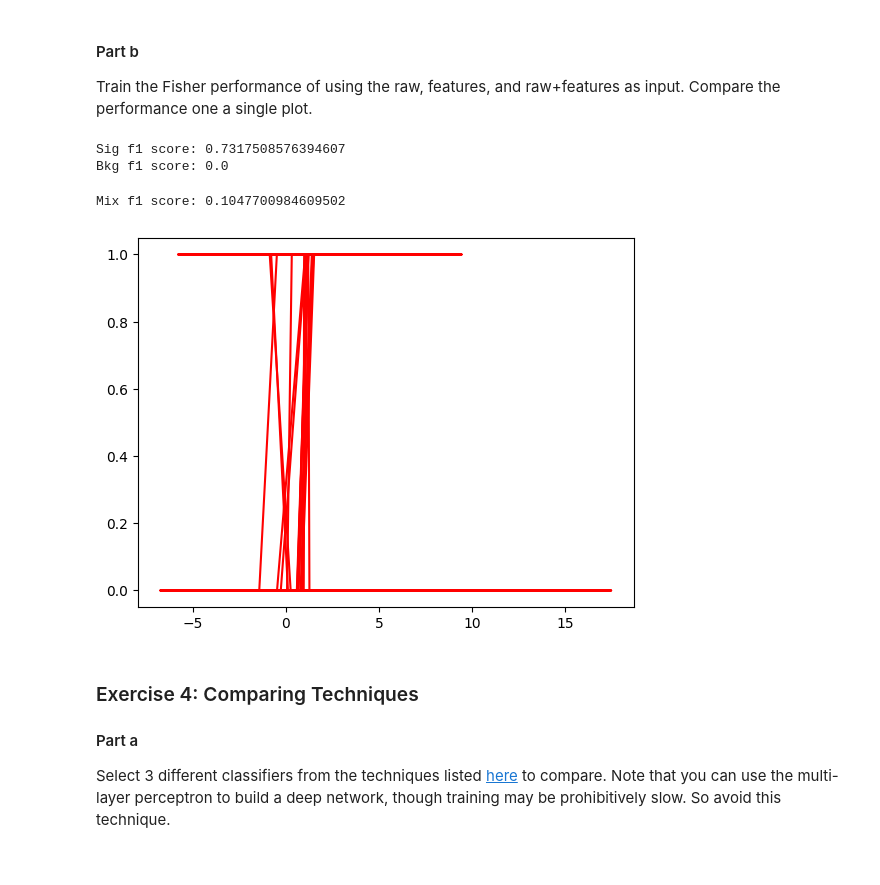
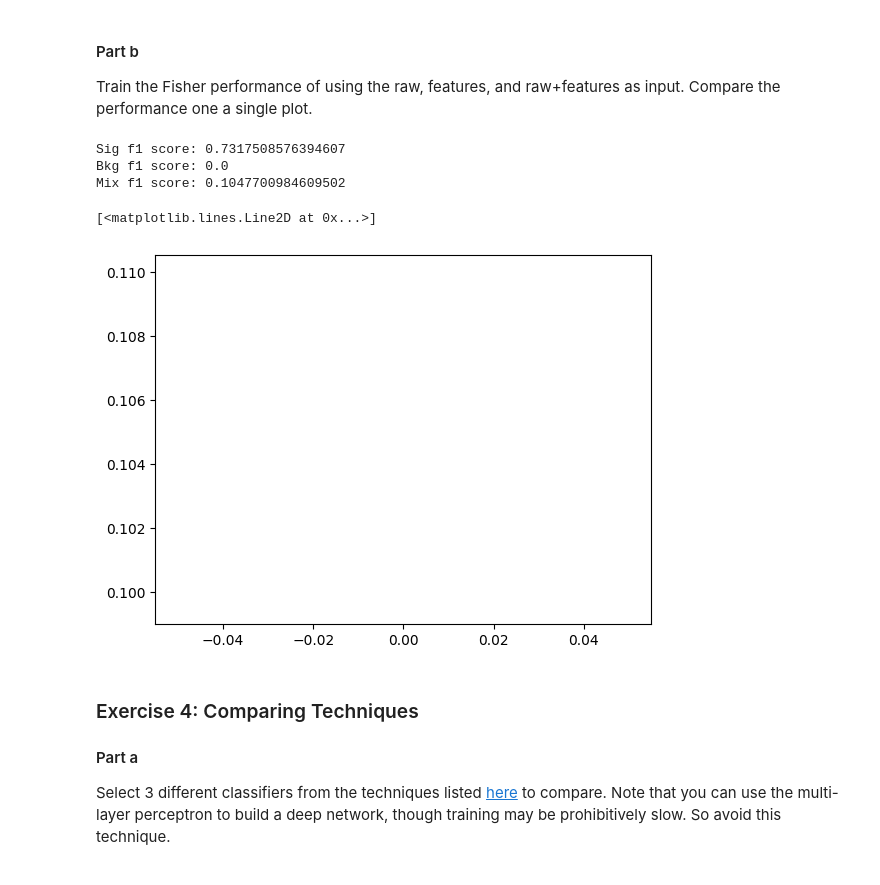
Before and after one commit to efazHossain/DATA-3402-efazh, a Jupyter notebook: Labs/Lab.6/Efaz_H_Lab-6.ipynb, the cells around one changed output. Cells and saved outputs as stored; diff of their text form; code cells hidden in the pictures.

```diff
--- a/Labs/Lab.6/Efaz_H_Lab-6.ipynb
+++ b/Labs/Lab.6/Efaz_H_Lab-6.ipynb
@@ -107,31 +116,35 @@ plt.show()
 Train the Fisher performance of using the raw, features, and raw+features as input. Compare the performance one a single plot.
 # %%
 from sklearn.metrics import f1_score
+
+f1_score(y_Test, Fisher.predict(X_Test,))
+
+threshold=-0.1
+f1_score(y_Test, np.array(Fisher.decision_function(X_Test)>threshold,dtype='int'))
 
 X_sig = X_Test[y_Test==1]
 y_sig = y_Test[y_Test==1]
 
 X_bkg = X_Test[y_Test==0]
 y_bkg = y_Test[y_Test==0]
 
 print("Sig f1 score:", f1_score(y_sig, Fisher.predict(X_sig)))
 print("Bkg f1 score:", f1_score(y_bkg, Fisher.predict(X_bkg)))
 
 N_sig=1000
 N_bkg=100000
 X_mix = np.concatenate((X_sig[:N_sig],X_bkg[:N_bkg]))
 y_mix = np.concatenate((y_sig[:N_sig],y_bkg[:N_bkg]))
 
-F1_sc = f1_score(y_mix,Fisher.predict(X_mix))
-print("Mix f1 score:", F1_sc)
+print("Mix f1 score:", f1_score(y_mix, Fisher.predict(X_mix)))
 
-plt.plot(X_mix,y_mix, color = 'r',label = 'Performance Metrics')
-plt.show()
+plt.plot(f1_score(y_mix, Fisher.predict(X_mix)))
 # %% [output]
 Sig f1 score: 0.7317508576394607
 Bkg f1 score: 0.0
+Mix f1 score: 0.1047700984609502
-Mix f1 score: 0.1047700984609502
+[<matplotlib.lines.Line2D at 0x...>]
-[figure, old version]
+[figure, new version]
 # %% [markdown]
 ### Exercise 4: Comparing Techniques
 
```
Also changed, not shown: parts of 7 cells of this notebook.
